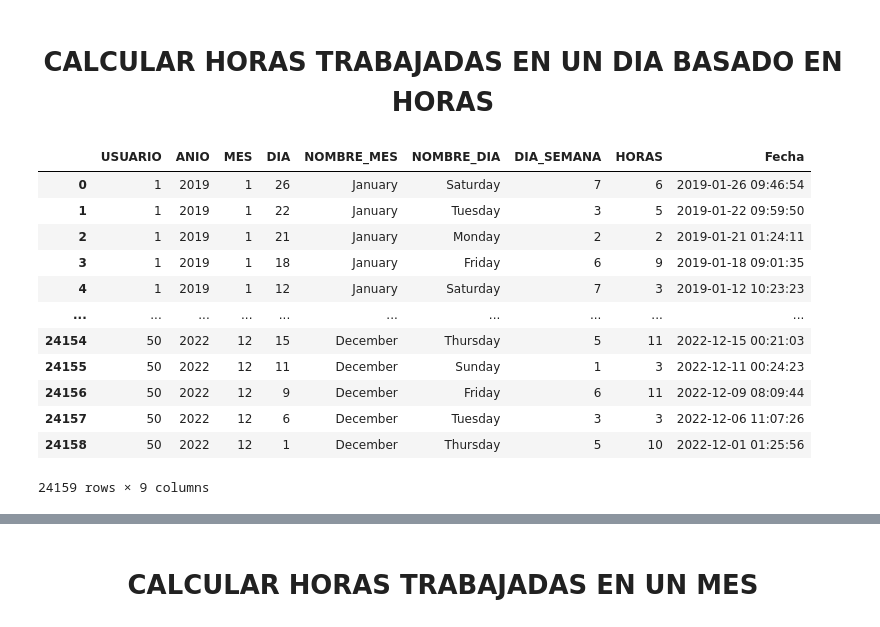
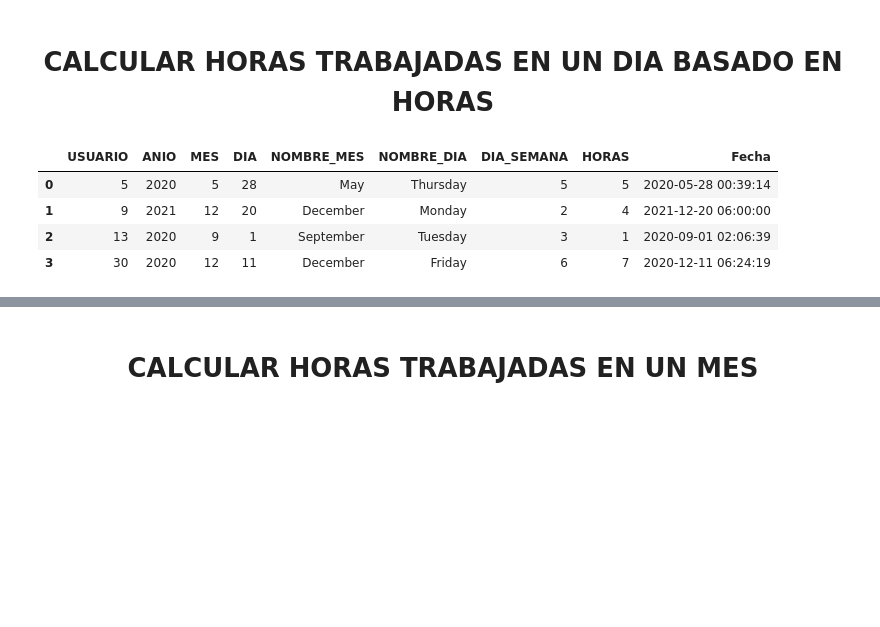
Before and after one commit to JorgeCardona/skills, a Jupyter notebook: Python/DB/SQL_DML.ipynb, the cells around one changed output, grey strips where cells are left out. Cells and saved outputs as stored; diff of their text form; code cells hidden in the pictures; blank space fills up the shorter version.

```diff
--- a/Python/DB/SQL_DML.ipynb
+++ b/Python/DB/SQL_DML.ipynb
@@ -1988,34 +2264,27 @@ pd.read_sql(text(query), con=postgres)
 # %%
 query = """
 SELECT id_usuario AS USUARIO,
     YEAR(fecha_reportada) AS ANIO,
     MONTH(fecha_reportada) AS MES,
     DAY(fecha_reportada) AS DIA,
     MONTHNAME(fecha_reportada) as NOMBRE_MES,
     DAYNAME(fecha_reportada) as NOMBRE_DIA,
     DAYOFWEEK(fecha_reportada) AS DIA_SEMANA,
     CEIL(TIMESTAMPDIFF(HOUR, MIN(fecha_reportada), MAX(fecha_reportada))) AS HORAS,
     CONCAT(MIN(fecha_reportada)) AS Fecha
 FROM horarios
+    WHERE id_registro BETWEEN 1 AND 8
     GROUP BY ANIO, MES, DIA, USUARIO, NOMBRE_DIA, NOMBRE_MES, DIA_SEMANA
 ORDER BY USUARIO, ANIO, MES, DIA DESC
 """
 
 pd.read_sql(query, con=mysql)
 # %% [output]
 |  | USUARIO | ANIO | MES | DIA | NOMBRE_MES | NOMBRE_DIA | DIA_SEMANA | HORAS | Fecha |
-| 0 | 1 | 2019 | 1 | 26 | January | Saturday | 7 | 6 | 2019-01-26 09:46:54 |
-| 1 | 1 | 2019 | 1 | 22 | January | Tuesday | 3 | 5 | 2019-01-22 09:59:50 |
-| 2 | 1 | 2019 | 1 | 21 | January | Monday | 2 | 2 | 2019-01-21 01:24:11 |
-| 3 | 1 | 2019 | 1 | 18 | January | Friday | 6 | 9 | 2019-01-18 09:01:35 |
-| 4 | 1 | 2019 | 1 | 12 | January | Saturday | 7 | 3 | 2019-01-12 10:23:23 |
-| ... | ... | ... | ... | ... | ... | ... | ... | ... | ... |
-| 24154 | 50 | 2022 | 12 | 15 | December | Thursday | 5 | 11 | 2022-12-15 00:21:03 |
-| 24155 | 50 | 2022 | 12 | 11 | December | Sunday | 1 | 3 | 2022-12-11 00:24:23 |
-| 24156 | 50 | 2022 | 12 | 9 | December | Friday | 6 | 11 | 2022-12-09 08:09:44 |
-| 24157 | 50 | 2022 | 12 | 6 | December | Tuesday | 3 | 3 | 2022-12-06 11:07:26 |
-| 24158 | 50 | 2022 | 12 | 1 | December | Thursday | 5 | 10 | 2022-12-01 01:25:56 |
+| 0 | 5 | 2020 | 5 | 28 | May | Thursday | 5 | 5 | 2020-05-28 00:39:14 |
+| 1 | 9 | 2021 | 12 | 20 | December | Monday | 2 | 4 | 2021-12-20 06:00:00 |
+| 2 | 13 | 2020 | 9 | 1 | September | Tuesday | 3 | 1 | 2020-09-01 02:06:39 |
+| 3 | 30 | 2020 | 12 | 11 | December | Friday | 6 | 7 | 2020-12-11 06:24:19 |
-24159 rows × 9 columns
 # %%
 query = """
 SELECT id_usuario AS USUARIO,
```
Also changed, not shown: parts of 43 cells of this notebook.
